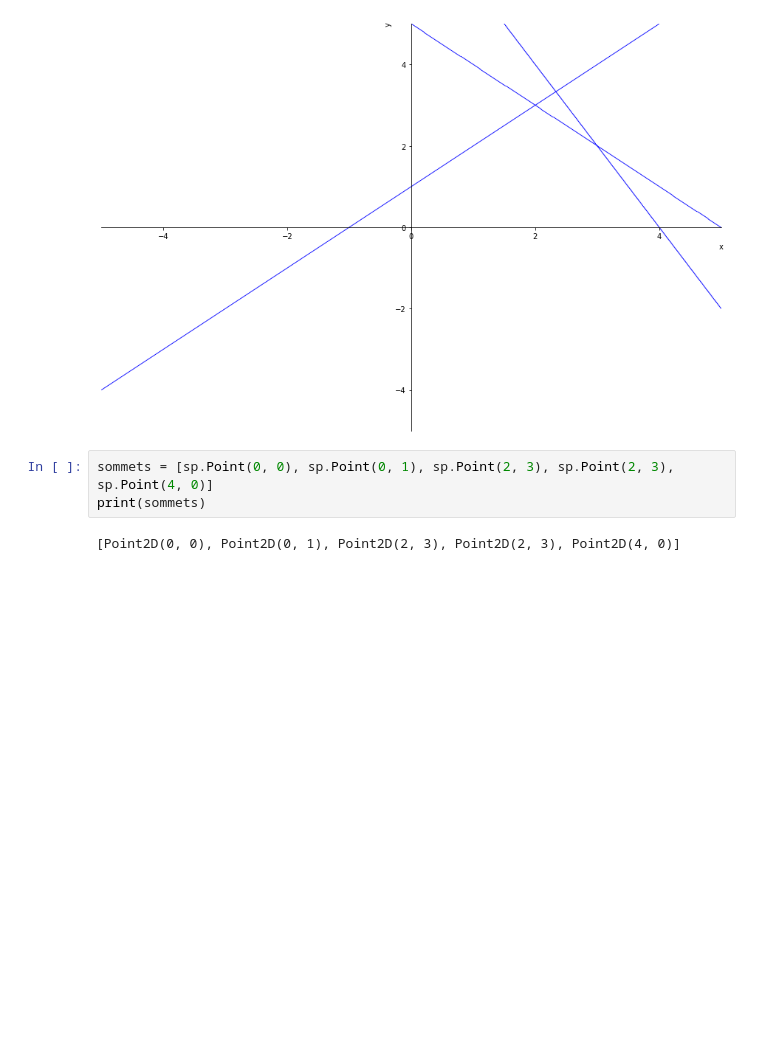
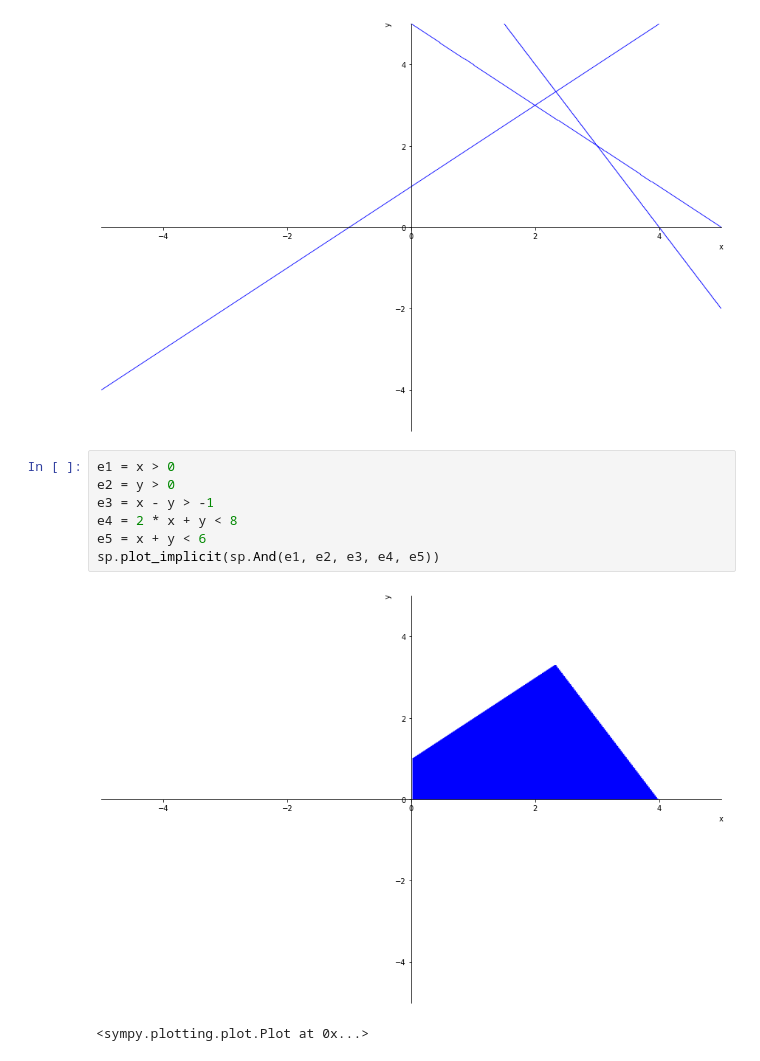
Before and after one commit to MECEN-TOURS/SC-2019-2020, a Jupyter notebook: Semaine05/05A.ipynb, the cells around one changed output. Cells and saved outputs as stored; diff of their text form; blank space fills up the shorter version.

Commit message:
Ajoute la visualisation des inégalités a 05A

```diff
--- a/Semaine05/05A.ipynb
+++ b/Semaine05/05A.ipynb
@@ -179,8 +179,13 @@ p.extend(sp.plot_implicit(sp.Eq(x + y, 5), show=False))
 p.show()
 # %% [output]
 [figure]
-# %%
-sommets = [sp.Point(0, 0), sp.Point(0, 1), sp.Point(2, 3), sp.Point(2, 3), sp.Point(4, 0)]
-print(sommets)
-# %% [output]
-[Point2D(0, 0), Point2D(0, 1), Point2D(2, 3), Point2D(2, 3), Point2D(4, 0)]
+# %%
+e1 = x > 0
+e2 = y > 0
+e3 = x - y > -1
+e4 = 2 * x + y < 8
+e5 = x + y < 6
+sp.plot_implicit(sp.And(e1, e2, e3, e4, e5))
+# %% [output]
+[figure, added]
+<sympy.plotting.plot.Plot at 0x...>
```
Also changed, not shown: parts of 2 cells of this notebook.
